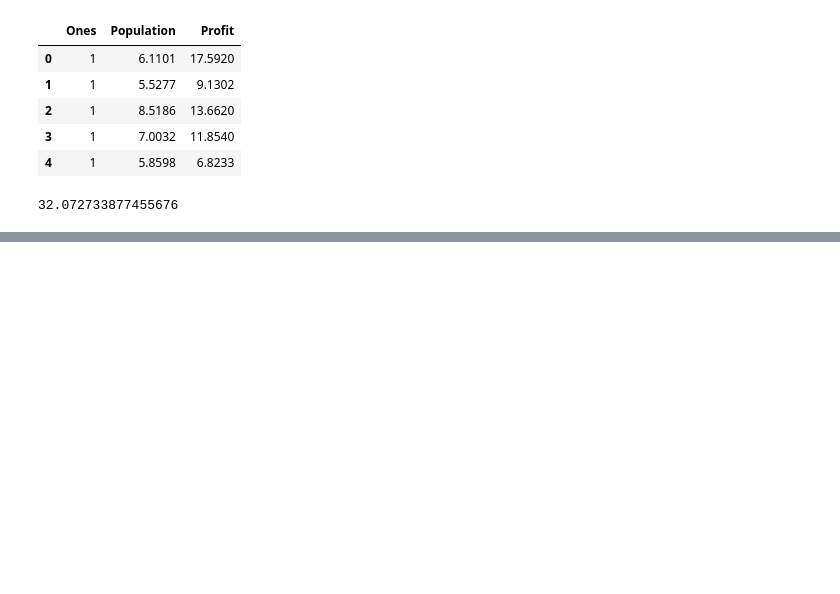
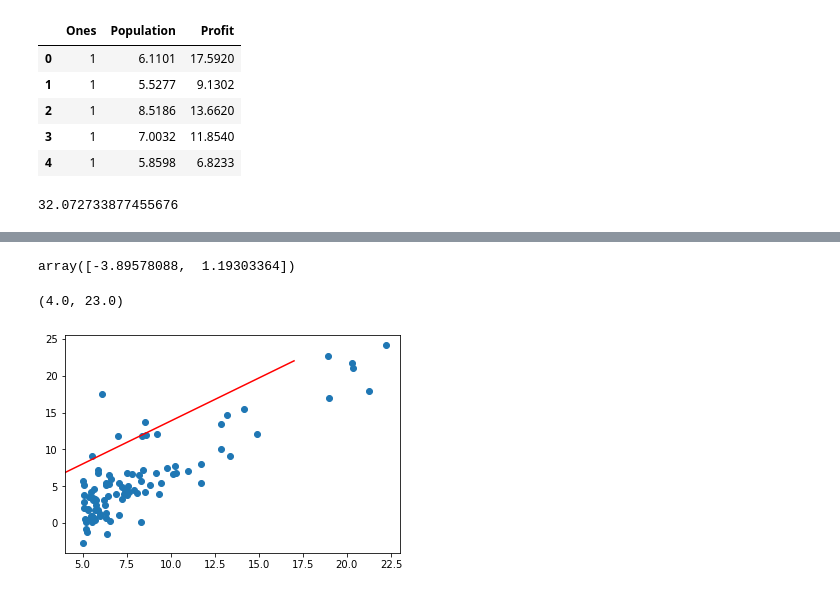
Before and after one commit to Marcin279/Machine_Learning, a Jupyter notebook: lab2_linear_regression/Linear_Regression.ipynb, the cells around one changed output, grey strips where cells are left out. Saved outputs shown, nothing was run; the diff lists cells and outputs as text; code cells hidden in the pictures; blank space fills up the shorter version.

Commit message:
gradient descent work

```diff
--- a/lab2_linear_regression/Linear_Regression.ipynb
+++ b/lab2_linear_regression/Linear_Regression.ipynb
@@ -53,13 +53,20 @@ data.head()
 X = data[['Ones', 'Population']]
 y = data['Profit']
 # %%
-X_t = np.matrix(X.values)
-y_t = np.matrix(y.values)
-theta = np.matrix(np.array([0, 0]))
+X_t = np.array(X.values)
+y_t = np.array(y.values)
+theta_t = np.array(np.array([0, 0]))
 # %%
 # Ex. 5 The cost function evaluates the quality of our model by calculating the error between our model’s prediction for a data point, using the model parameters, and the actual data point. Please write the cost function based on X,y and parameter θ.
 
+# def computeCost(X, y, theta):
+#     inner = np.power((( theta@X.T) - y), 2)
+#     return np.sum(inner) / (2*X.shape[0])
+
 def computeCost(X, y, theta):
-    inner = np.power((( theta@X.T) - y), 2)
-    return np.sum(inner) / (2*X.shape[0])
+    m = len(y)
+
+    predictions = X.dot(theta)
+    cost = (1/(2*m)) * np.sum(np.square(predictions - y))
+    return cost
 # %%
@@ -91,0 +110,3 @@ ValueError: Dot product shape mismatch, (97, 2) vs (1, 2)
+# %%
+gradient = simple_gradient(X_t, y_t, theta_t, 0.01, 1500)
+gradient[0]
@@ -91,0 +132,14 @@ ValueError: Dot product shape mismatch, (97, 2) vs (1, 2)
+# %%
+theta_best = np.linalg.inv(X_t.T.dot(X_t)).dot(X.T).dot(y_t)
+theta_best
+# %% [output]
+array([-3.89578088,  1.19303364])
+# %%
+fig, ax = plt.subplots()
+ax.scatter(X_t[:, 1], y_t)
+# To trzeba poprawić wyliczanie ma być w inny sposób!!!!!
+ax.plot([gradient[0][0] + gradient[0][1]*i for i in range(5, 23)], 'r-' )
+ax.set_xlim(4, 23)
+# %% [output]
+(4.0, 23.0)
+[figure, added]
```
Also changed, not shown: parts of 8 cells of this notebook, 1 other file.
